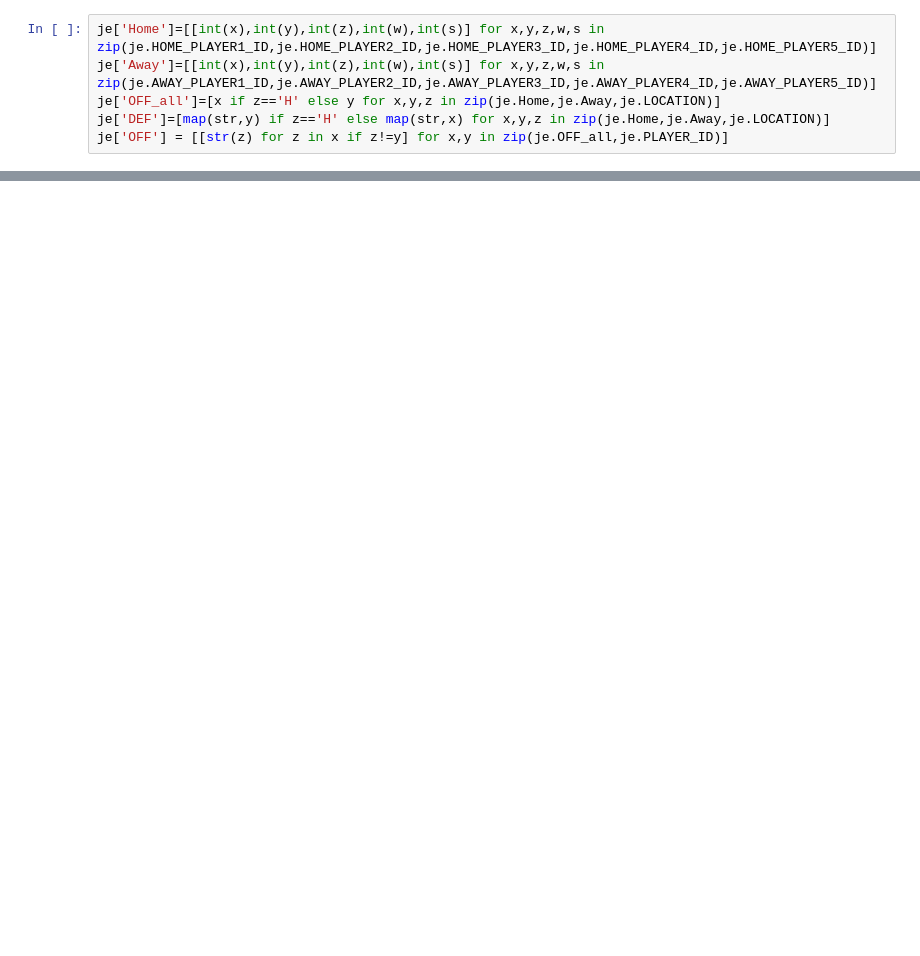
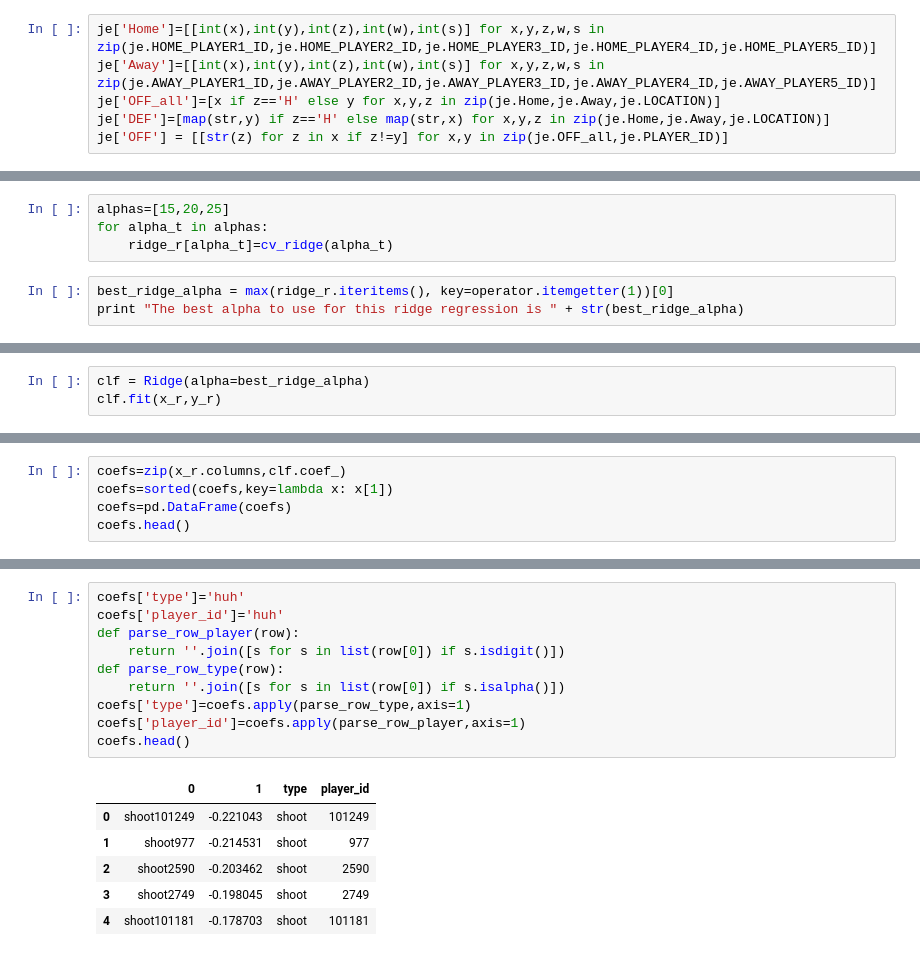
Before and after one commit to hwchase17/sportvu, a Jupyter notebook: Lasso.ipynb, the cells around one changed output, grey strips where cells are left out. Cells and saved outputs as stored; diff of their text form; blank space fills up the shorter version.

```diff
--- a/Lasso.ipynb
+++ b/Lasso.ipynb
@@ -871,0 +778,7 @@ huh[-100:]
+# %%
+alphas=[15,20,25]
+for alpha_t in alphas:
+    ridge_r[alpha_t]=cv_ridge(alpha_t)
+# %%
+best_ridge_alpha = max(ridge_r.iteritems(), key=operator.itemgetter(1))[0]
+print "The best alpha to use for this ridge regression is " + str(best_ridge_alpha)
@@ -871,0 +789,3 @@ huh[-100:]
+# %%
+clf = Ridge(alpha=best_ridge_alpha)
+clf.fit(x_r,y_r)
@@ -871,0 +795,5 @@ huh[-100:]
+# %%
+coefs=zip(x_r.columns,clf.coef_)
+coefs=sorted(coefs,key=lambda x: x[1])
+coefs=pd.DataFrame(coefs)
+coefs.head()
@@ -871,0 +807,17 @@ huh[-100:]
+# %%
+coefs['type']='huh'
+coefs['player_id']='huh'
+def parse_row_player(row):
+    return ''.join([s for s in list(row[0]) if s.isdigit()])
+def parse_row_type(row):
+    return ''.join([s for s in list(row[0]) if s.isalpha()])
+coefs['type']=coefs.apply(parse_row_type,axis=1)
+coefs['player_id']=coefs.apply(parse_row_player,axis=1)
+coefs.head()
+# %% [output]
+|  | 0 | 1 | type | player_id |
+| 0 | shoot101249 | -0.221043 | shoot | 101249 |
+| 1 | shoot977 | -0.214531 | shoot | 977 |
+| 2 | shoot2590 | -0.203462 | shoot | 2590 |
+| 3 | shoot2749 | -0.198045 | shoot | 2749 |
+| 4 | shoot101181 | -0.178703 | shoot | 101181 |
```
Also changed, not shown: parts of 84 cells of this notebook.
